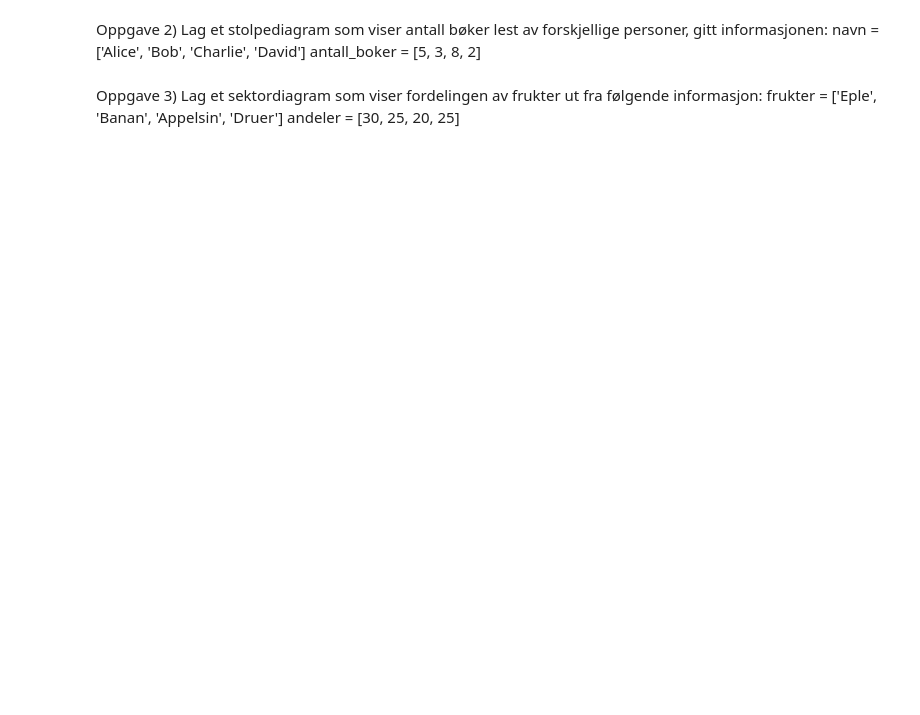
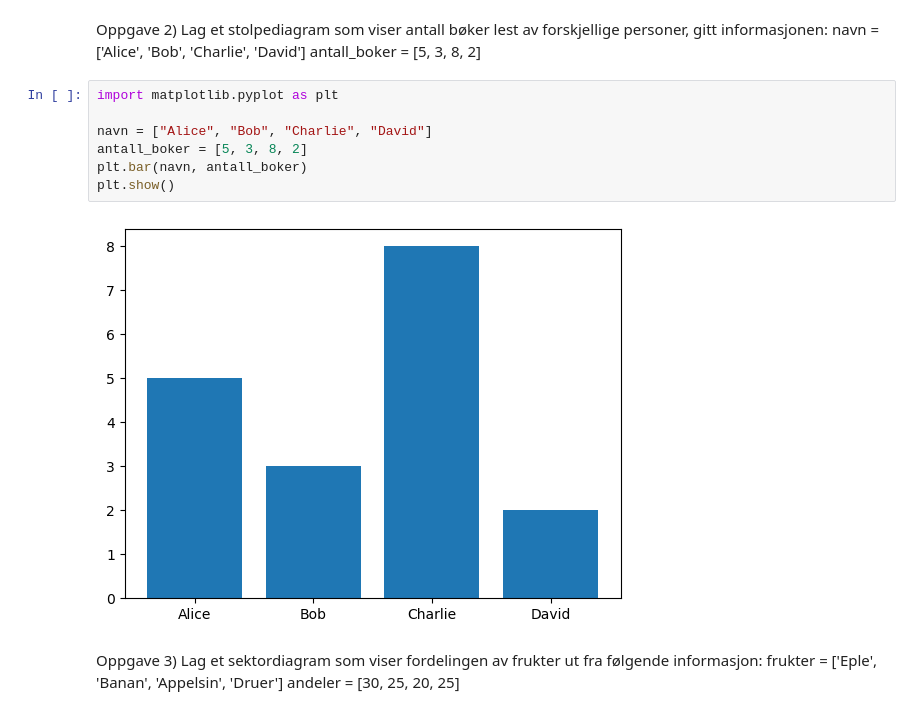
Before and after one commit to Vegard40/PY1010, a Jupyter notebook: Øvingsoppgaver/Oppgave_4_Supplerende.ipynb, the cells around one changed output. Saved outputs shown, nothing was run; the diff lists cells and outputs as text; blank space fills up the shorter version.

```diff
--- a/Øvingsoppgaver/Oppgave_4_Supplerende.ipynb
+++ b/Øvingsoppgaver/Oppgave_4_Supplerende.ipynb
@@ -12,6 +24,15 @@ Lag et stolpediagram som viser antall bøker lest av forskjellige personer, gitt
 informasjonen:
 navn = ['Alice', 'Bob', 'Charlie', 'David']
 antall_boker = [5, 3, 8, 2]
+# %%
+import matplotlib.pyplot as plt
+
+navn = ["Alice", "Bob", "Charlie", "David"]
+antall_boker = [5, 3, 8, 2]
+plt.bar(navn, antall_boker)
+plt.show()
+# %% [output]
+[figure, added]
 # %% [markdown]
 Oppgave 3)
 Lag et sektordiagram som viser fordelingen av frukter ut fra følgende informasjon:
```
Also changed, not shown: parts of 4 cells of this notebook, 2 other files.
